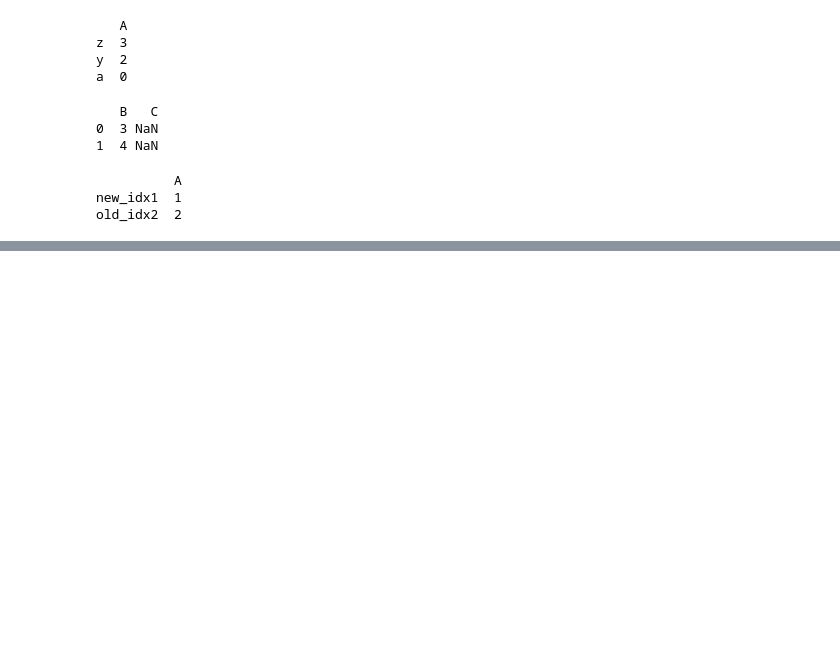
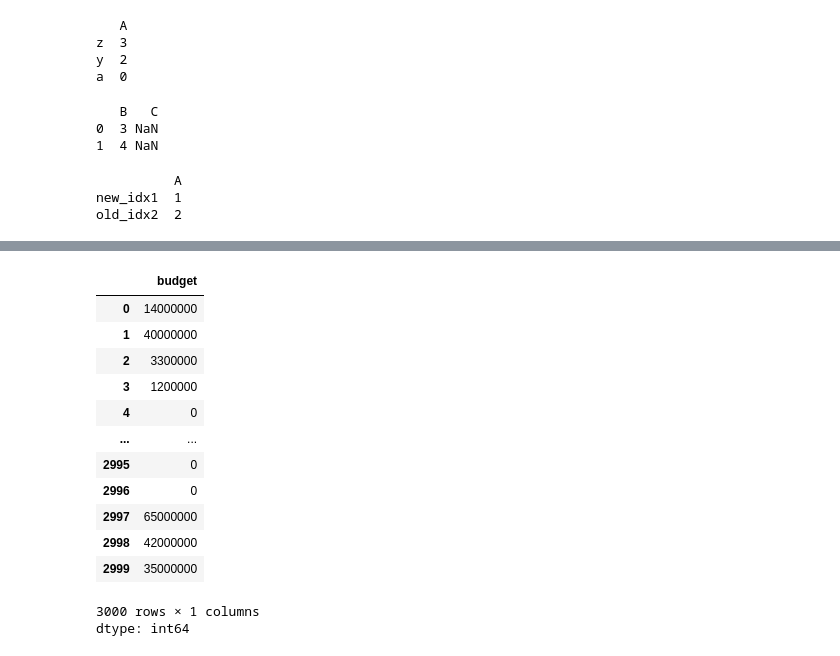
Before and after one commit to JatindraPatel/Learning-Pandas, a Jupyter notebook: Pandas.ipynb, the cells around one changed output, grey strips where cells are left out. Cells and saved outputs as stored; diff of their text form; code cells hidden in the pictures; blank space fills up the shorter version.

```diff
--- a/Pandas.ipynb
+++ b/Pandas.ipynb
@@ -808,0 +987,17 @@ old_idx2  2
+# %%
+df['budget']
+# %% [output]
+|  | budget |
+| 0 | 14000000 |
+| 1 | 40000000 |
+| 2 | 3300000 |
+| 3 | 1200000 |
+| 4 | 0 |
+| ... | ... |
+| 2995 | 0 |
+| 2996 | 0 |
+| 2997 | 65000000 |
+| 2998 | 42000000 |
+| 2999 | 35000000 |
+3000 rows × 1 columns
+dtype: int64
```
Also changed, not shown: parts of 50 cells of this notebook.
